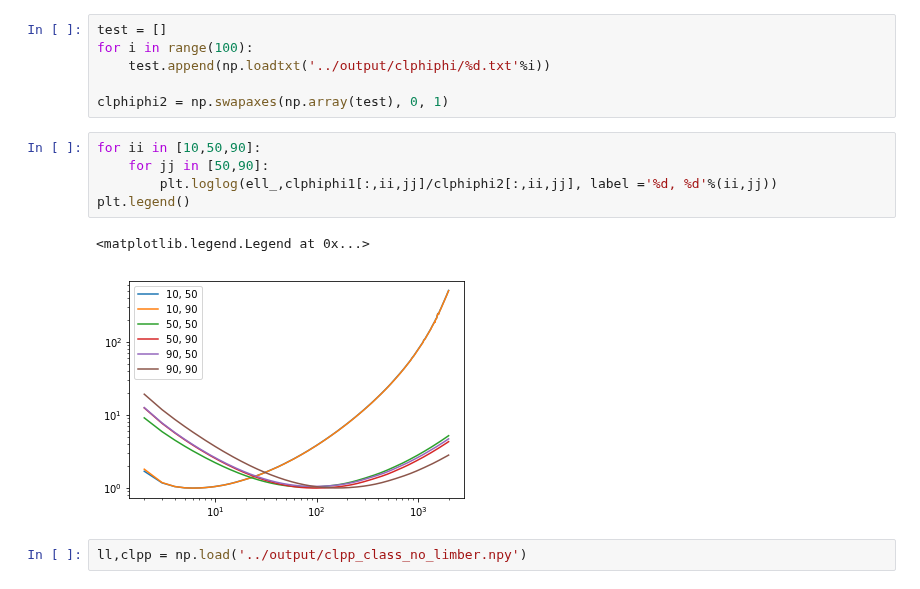
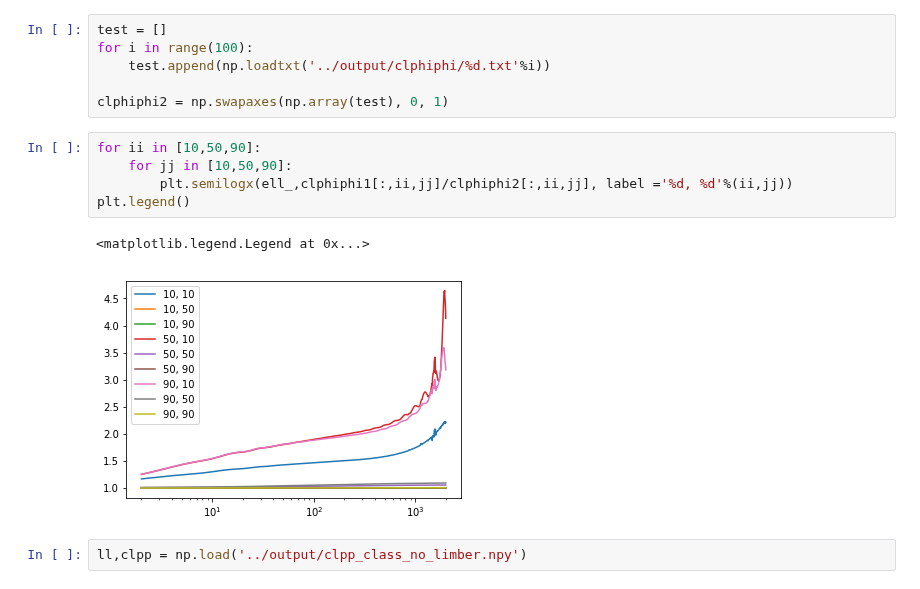
Before and after one commit to VMBoehm/postlimber, a Jupyter notebook: notebooks/G matrices.ipynb, the cells around one changed output. Drawn from its saved outputs; the diff is of its cells as text.

```diff
--- a/notebooks/G matrices.ipynb
+++ b/notebooks/G matrices.ipynb
@@ -270,11 +270,11 @@ for i in range(100):
 clphiphi2 = np.swapaxes(np.array(test), 0, 1)
 # %%
 for ii in [10,50,90]:
-    for jj in [50,90]:
-        plt.loglog(ell_,clphiphi1[:,ii,jj]/clphiphi2[:,ii,jj], label ='%d, %d'%(ii,jj))
+    for jj in [10,50,90]:
+        plt.semilogx(ell_,clphiphi1[:,ii,jj]/clphiphi2[:,ii,jj], label ='%d, %d'%(ii,jj))
 plt.legend()
 # %% [output]
 <matplotlib.legend.Legend at 0x...>
-[figure, old version]
+[figure, new version]
 # %%
 ll,clpp = np.load('../output/clpp_class_no_limber.npy')
```
Also changed, not shown: parts of 2 cells of this notebook, 2 other files.
